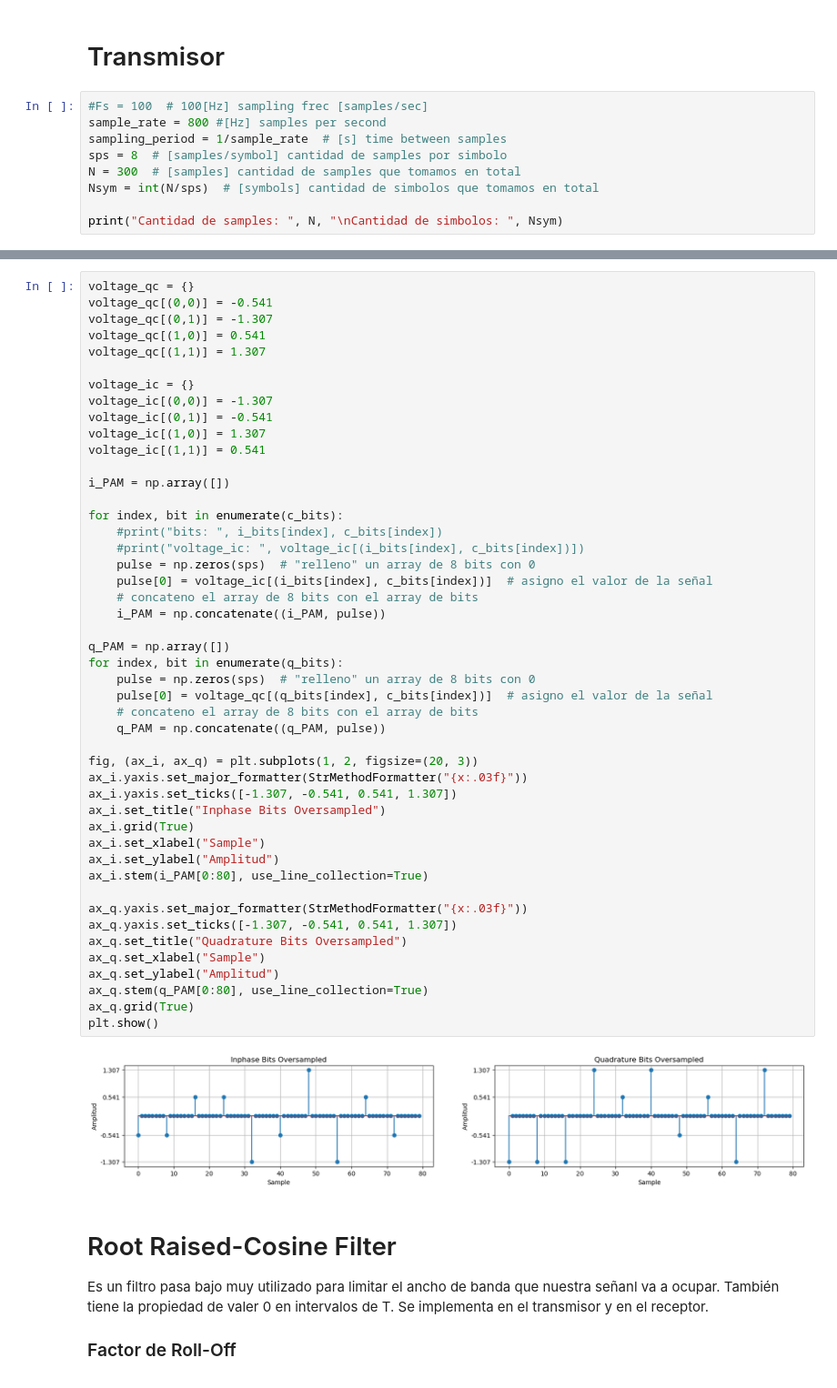
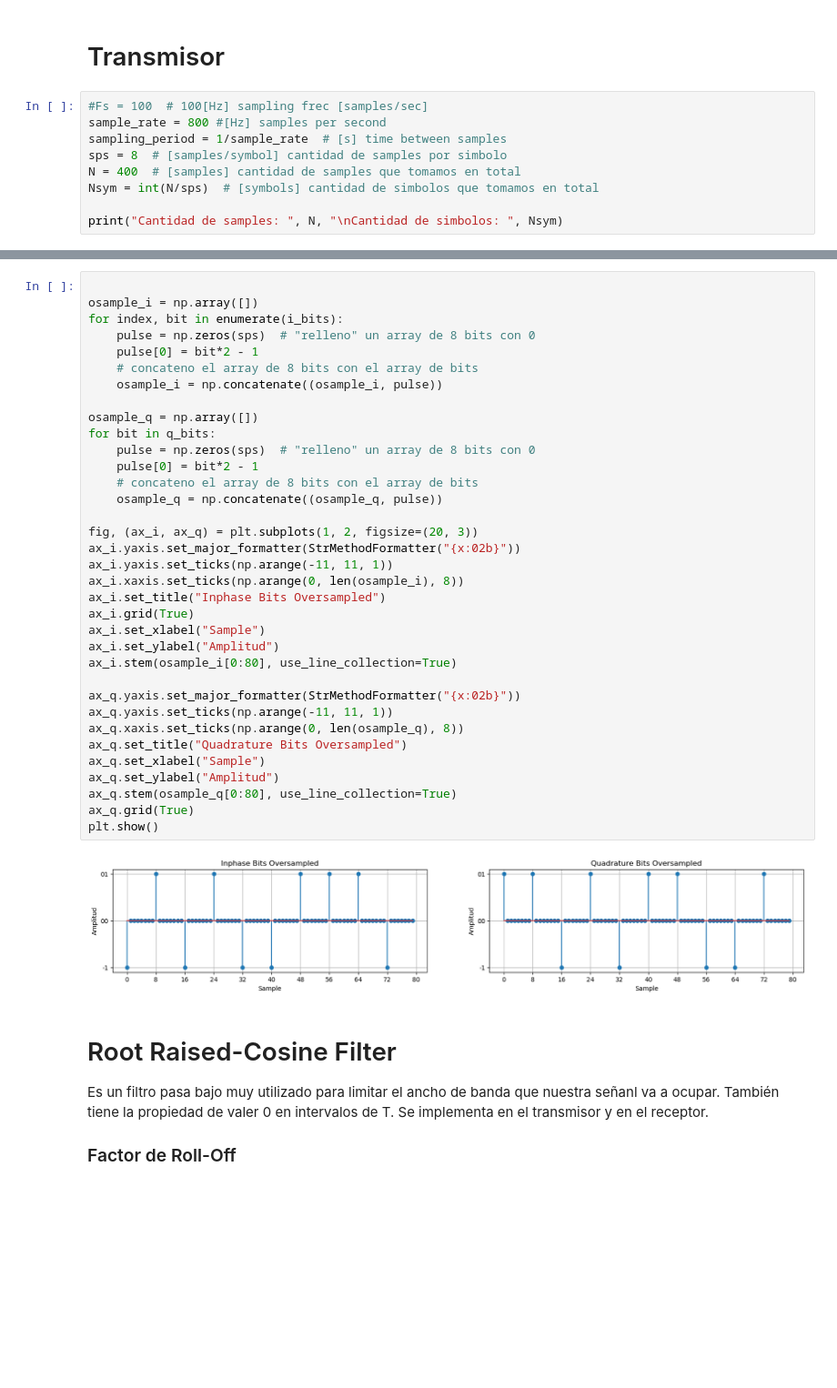
Before and after one commit to sofia-am/QPSK-8PSK-Simulation, a Jupyter notebook: notebook/QPSKmodem.ipynb, the cells around one changed output, grey strips where cells are left out. Shown at 91% size. Cells and saved outputs as stored; diff of their text form; blank space fills up the shorter version.

```diff
--- a/notebook/QPSKmodem.ipynb
+++ b/notebook/QPSKmodem.ipynb
@@ -39,7 +39,7 @@ def awgn(s,SNRdB,L=1):
 sample_rate = 800 #[Hz] samples per second
 sampling_period = 1/sample_rate  # [s] time between samples
 sps = 8  # [samples/symbol] cantidad de samples por simbolo
-N = 300  # [samples] cantidad de samples que tomamos en total
+N = 400  # [samples] cantidad de samples que tomamos en total
 Nsym = int(N/sps)  # [symbols] cantidad de simbolos que tomamos en total
 
 print("Cantidad de samples: ", N, "\nCantidad de simbolos: ", Nsym)
@@ -89,52 +77,40 @@ plt.show()
 # %%
-voltage_qc = {}
-voltage_qc[(0,0)] = -0.541
-voltage_qc[(0,1)] = -1.307
-voltage_qc[(1,0)] = 0.541
-voltage_qc[(1,1)] = 1.307
 
-voltage_ic = {}
-voltage_ic[(0,0)] = -1.307
-voltage_ic[(0,1)] = -0.541
-voltage_ic[(1,0)] = 1.307
-voltage_ic[(1,1)] = 0.541
+osample_i = np.array([])
+for index, bit in enumerate(i_bits):
+    pulse = np.zeros(sps)  # "relleno" un array de 8 bits con 0
+    pulse[0] = bit*2 - 1
+    # concateno el array de 8 bits con el array de bits
+    osample_i = np.concatenate((osample_i, pulse))
 
-i_PAM = np.array([])
-
-for index, bit in enumerate(c_bits):
-    #print("bits: ", i_bits[index], c_bits[index])
-    #print("voltage_ic: ", voltage_ic[(i_bits[index], c_bits[index])])
+osample_q = np.array([])
+for bit in q_bits:
     pulse = np.zeros(sps)  # "relleno" un array de 8 bits con 0
-    pulse[0] = voltage_ic[(i_bits[index], c_bits[index])]  # asigno el valor de la señal
+    pulse[0] = bit*2 - 1
     # concateno el array de 8 bits con el array de bits
-    i_PAM = np.concatenate((i_PAM, pulse))
-
-q_PAM = np.array([])
-for index, bit in enumerate(q_bits):
-    pulse = np.zeros(sps)  # "relleno" un array de 8 bits con 0
-    pulse[0] = voltage_qc[(q_bits[index], c_bits[index])]  # asigno el valor de la señal
-    # concateno el array de 8 bits con el array de bits
-    q_PAM = np.concatenate((q_PAM, pulse))
+    osample_q = np.concatenate((osample_q, pulse))
 
 fig, (ax_i, ax_q) = plt.subplots(1, 2, figsize=(20, 3))
-ax_i.yaxis.set_major_formatter(StrMethodFormatter("{x:.03f}"))
-ax_i.yaxis.set_ticks([-1.307, -0.541, 0.541, 1.307])
+ax_i.yaxis.set_major_formatter(StrMethodFormatter("{x:02b}"))
+ax_i.yaxis.set_ticks(np.arange(-11, 11, 1))
+ax_i.xaxis.set_ticks(np.arange(0, len(osample_i), 8))
 ax_i.set_title("Inphase Bits Oversampled")
 ax_i.grid(True)
 ax_i.set_xlabel("Sample")
 ax_i.set_ylabel("Amplitud")
-ax_i.stem(i_PAM[0:80], use_line_collection=True)
+ax_i.stem(osample_i[0:80], use_line_collection=True)
 
-ax_q.yaxis.set_major_formatter(StrMethodFormatter("{x:.03f}"))
-ax_q.yaxis.set_ticks([-1.307, -0.541, 0.541, 1.307])
+ax_q.yaxis.set_major_formatter(StrMethodFormatter("{x:02b}"))
+ax_q.yaxis.set_ticks(np.arange(-11, 11, 1))
+ax_q.xaxis.set_ticks(np.arange(0, len(osample_q), 8))
 ax_q.set_title("Quadrature Bits Oversampled")
 ax_q.set_xlabel("Sample")
 ax_q.set_ylabel("Amplitud")
-ax_q.stem(q_PAM[0:80], use_line_collection=True)
+ax_q.stem(osample_q[0:80], use_line_collection=True)
 ax_q.grid(True)
 plt.show()
 # %% [output]
-[figure, old version]
+[figure, new version]
 # %% [markdown]
 # Root Raised-Cosine Filter
 
```
Also changed, not shown: parts of 10 cells of this notebook, 2 other files.
